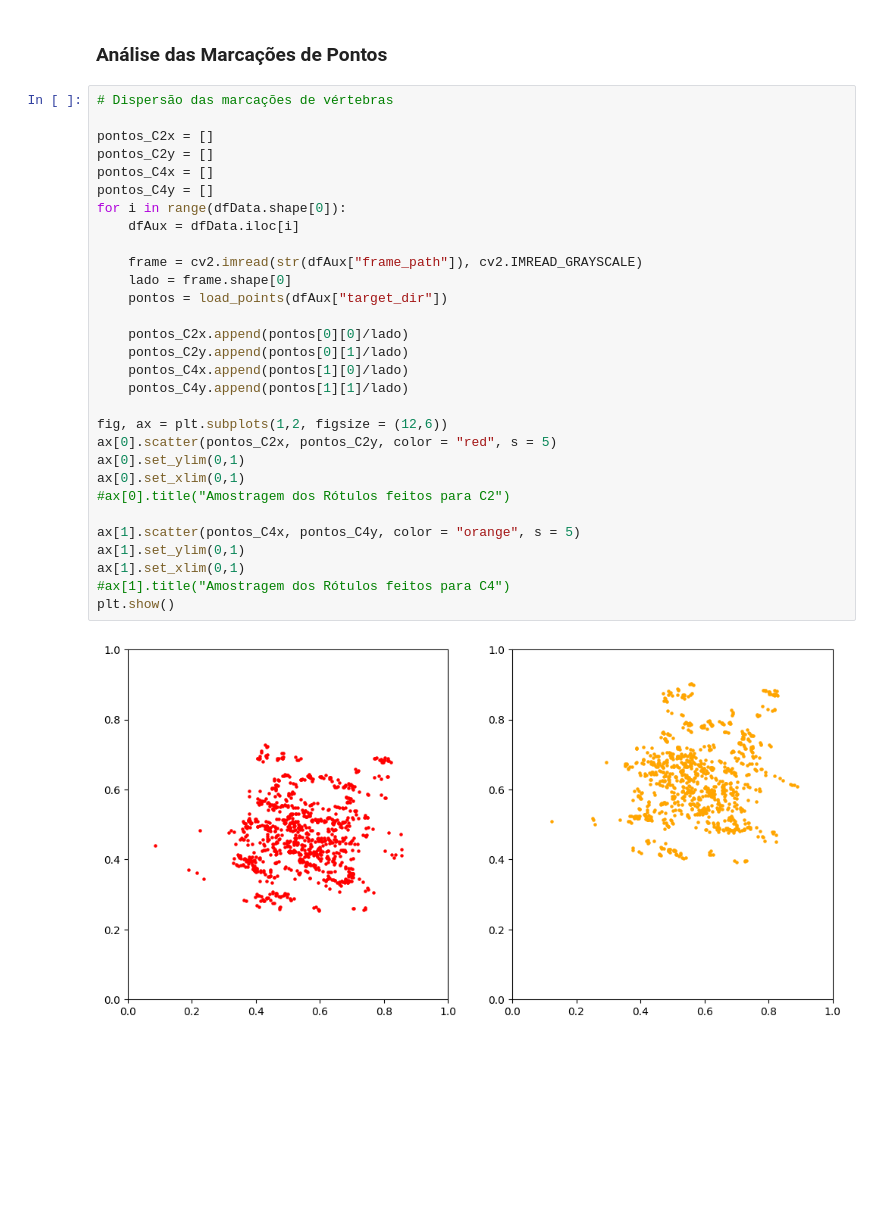
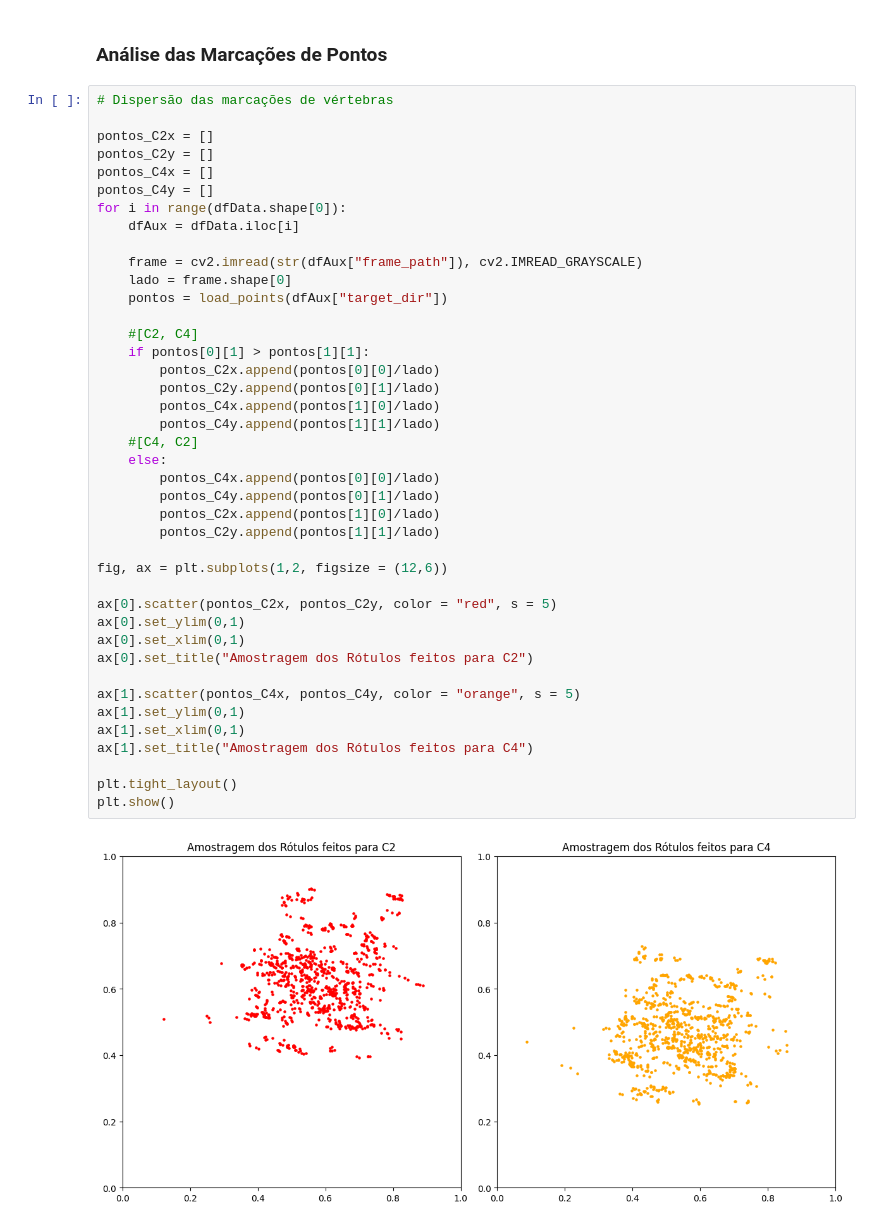
Before and after one commit to Vinicius0300/vfss_to_docker, a Jupyter notebook: notebooks/analise_exploratoria.ipynb, the cells around one changed output. Saved outputs shown, nothing was run; the diff lists cells and outputs as text; blank space fills up the shorter version.

Commit message:
Alteração na função de plot de dispersão

```diff
--- a/notebooks/analise_exploratoria.ipynb
+++ b/notebooks/analise_exploratoria.ipynb
@@ -321,32 +321,43 @@ plt.show()
 # %%
 # Dispersão das marcações de vértebras
 
 pontos_C2x = []
 pontos_C2y = []
 pontos_C4x = []
 pontos_C4y = []
 for i in range(dfData.shape[0]):
     dfAux = dfData.iloc[i]
 
     frame = cv2.imread(str(dfAux["frame_path"]), cv2.IMREAD_GRAYSCALE)
     lado = frame.shape[0]
     pontos = load_points(dfAux["target_dir"])
 
-    pontos_C2x.append(pontos[0][0]/lado)
-    pontos_C2y.append(pontos[0][1]/lado)
-    pontos_C4x.append(pontos[1][0]/lado)
-    pontos_C4y.append(pontos[1][1]/lado)
+    #[C2, C4]
+    if pontos[0][1] > pontos[1][1]:
+        pontos_C2x.append(pontos[0][0]/lado)
+        pontos_C2y.append(pontos[0][1]/lado)
+        pontos_C4x.append(pontos[1][0]/lado)
+        pontos_C4y.append(pontos[1][1]/lado)
+    #[C4, C2]
+    else:
+        pontos_C4x.append(pontos[0][0]/lado)
+        pontos_C4y.append(pontos[0][1]/lado)
+        pontos_C2x.append(pontos[1][0]/lado)
+        pontos_C2y.append(pontos[1][1]/lado)
 
 fig, ax = plt.subplots(1,2, figsize = (12,6))
+
 ax[0].scatter(pontos_C2x, pontos_C2y, color = "red", s = 5)
 ax[0].set_ylim(0,1)
 ax[0].set_xlim(0,1)
-#ax[0].title("Amostragem dos Rótulos feitos para C2")
+ax[0].set_title("Amostragem dos Rótulos feitos para C2")
 
 ax[1].scatter(pontos_C4x, pontos_C4y, color = "orange", s = 5)
 ax[1].set_ylim(0,1)
 ax[1].set_xlim(0,1)
-#ax[1].title("Amostragem dos Rótulos feitos para C4")
+ax[1].set_title("Amostragem dos Rótulos feitos para C4")
+
+plt.tight_layout()
 plt.show()
 # %% [output]
-[figure, old version]
+[figure, new version]
```
